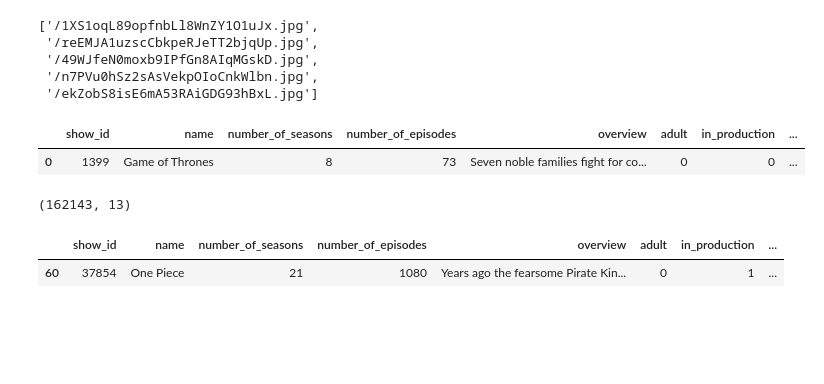
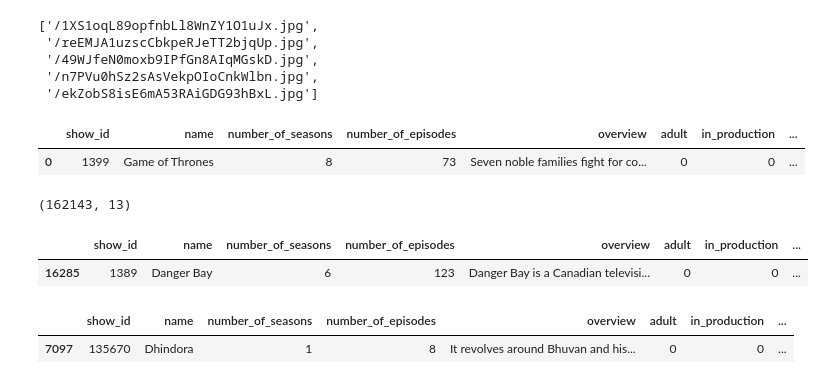
Before and after one commit to pxxthik/TV-Shows-Analysis, a Jupyter notebook: Untitled1.ipynb, the cells around one changed output. Cells and saved outputs as stored; diff of their text form; code cells hidden in the pictures; blank space fills up the shorter version.

```diff
--- a/Untitled1.ipynb
+++ b/Untitled1.ipynb
@@ -116,7 +116,13 @@ shows.shape
 # %% [output]
 (162143, 13)
 # %%
-shows[shows['name'] == "One Piece"]
+df = shows[shows['name'] == "Danger Bay"]
+df
 # %% [output]
 |  | show_id | name | number_of_seasons | number_of_episodes | overview | adult | in_production | ... |
-| 60 | 37854 | One Piece | 21 | 1080 | Years ago the fearsome Pirate Kin... | 0 | 1 | ... |
+| 16285 | 1389 | Danger Bay | 6 | 123 | Danger Bay is a Canadian televisi... | 0 | 0 | ... |
+# %%
+shows[shows['name']=="Dhindora"]
+# %% [output]
+|  | show_id | name | number_of_seasons | number_of_episodes | overview | adult | in_production | ... |
+| 7097 | 135670 | Dhindora | 1 | 8 | It revolves around Bhuvan and his... | 0 | 0 | ... |
```
Also changed, not shown: 2 other files.
